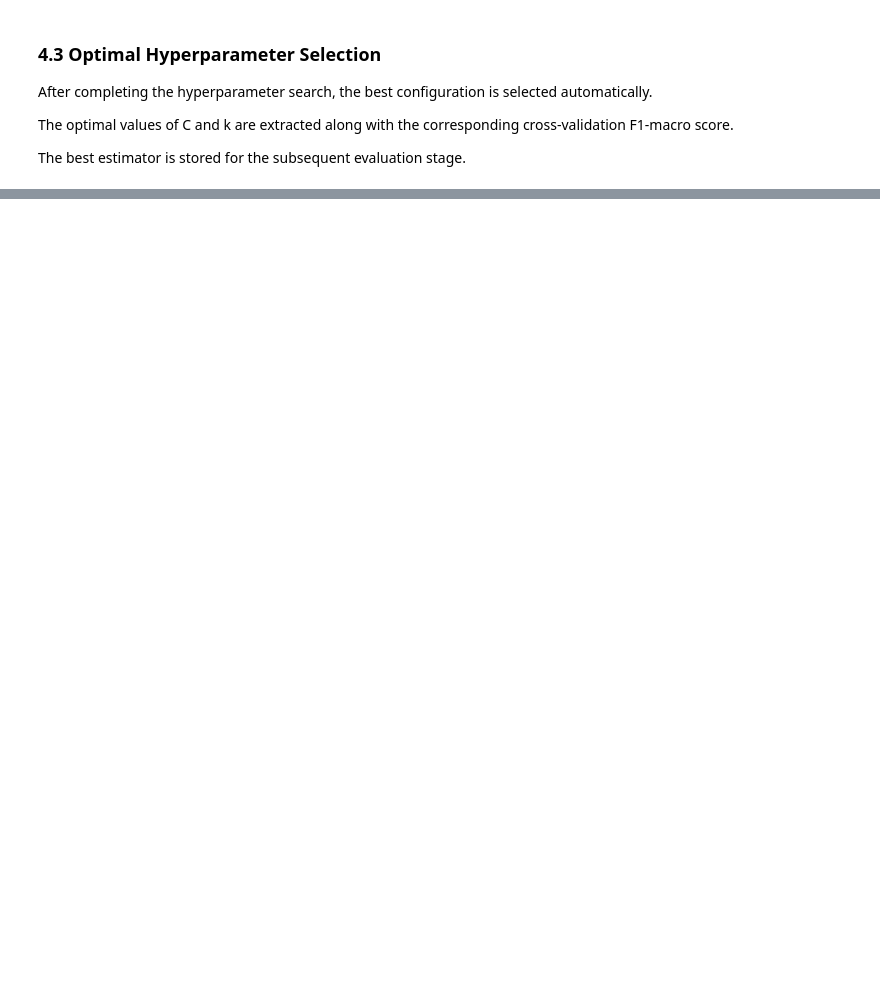
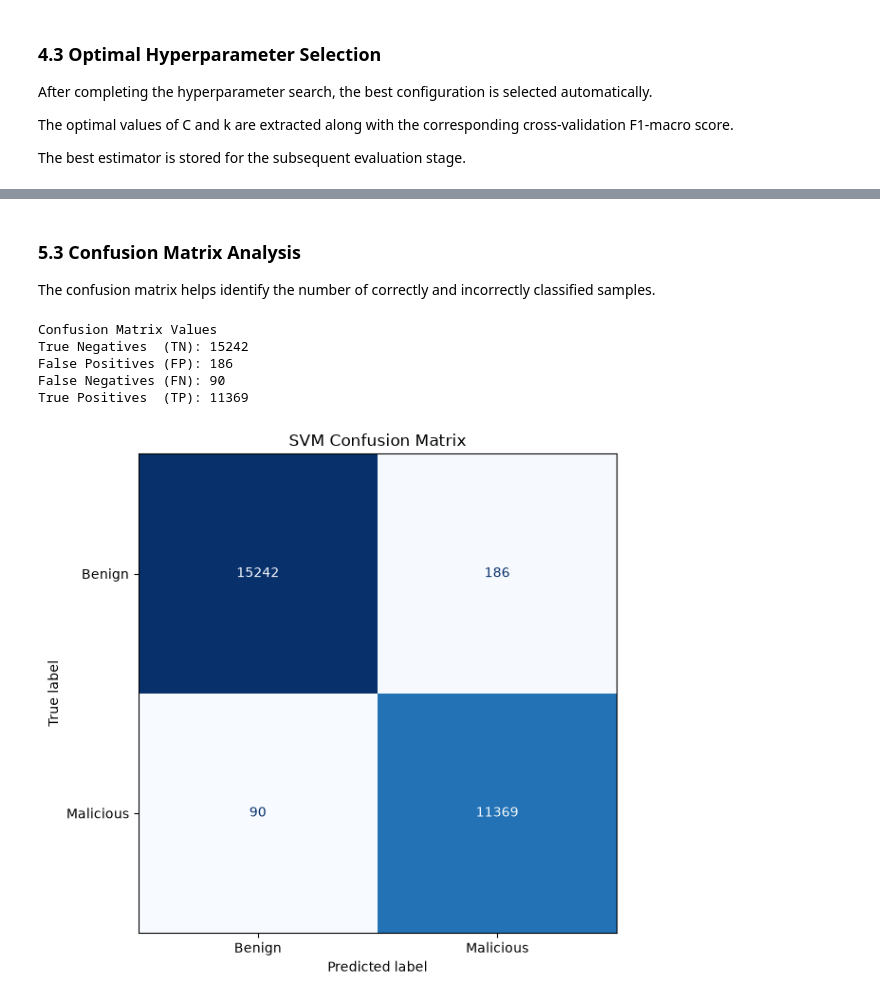
Before and after one commit to zakaria-tairari/adversarial-ml-security-framework, a Jupyter notebook: notebooks/02_baseline_models/02_svm_baseline.ipynb, the cells around one changed output, grey strips where cells are left out. Cells and saved outputs as stored; diff of their text form; code cells hidden in the pictures; blank space fills up the shorter version.

Commit message:
Add SVM model evaluation

```diff
--- a/notebooks/02_baseline_models/02_svm_baseline.ipynb
+++ b/notebooks/02_baseline_models/02_svm_baseline.ipynb
@@ -320,13 +310,12 @@ The optimal values of C and k are extracted along with the corresponding cross-v
 
 The best estimator is stored for the subsequent evaluation stage.
 # %%
-# Retrieve the best model
-best_svm_model = grid_search.best_estimator_
 
-# Display optimal hyperparameters
-print("Best Hyperparameters:")
-print(grid_search.best_params_)
+# Retrieve the trained model
+best_svm_model = svm_pipeline
 
-print("\nBest Cross-Validation F1-Macro:")
-print(f"{grid_search.best_score_:.4f}")
+print("Final model: LinearSVC")
+print("C:", BEST_C)
+print("Features:", X_train.shape[1])
+print("Training time:", round(training_time, 2), "seconds")
 # %% [output]
@@ -337,0 +421,32 @@ Best Cross-Validation F1-Macro:
+# %% [markdown]
+### 5.3 Confusion Matrix Analysis
+
+The confusion matrix helps identify the number of correctly and incorrectly classified samples.
+# %%
+# Calculate and display the confusion matrix
+cm = confusion_matrix(y_test, y_pred, labels=[0, 1])
+
+tn, fp, fn, tp = cm.ravel()
+
+print("Confusion Matrix Values")
+print(f"True Negatives  (TN): {tn}")
+print(f"False Positives (FP): {fp}")
+print(f"False Negatives (FN): {fn}")
+print(f"True Positives  (TP): {tp}")
+
+fig, ax = plt.subplots(figsize=(7, 6))
+disp = ConfusionMatrixDisplay(
+    confusion_matrix=cm,
+    display_labels=["Benign", "Malicious"]
+)
+disp.plot(cmap="Blues", values_format="d", ax=ax, colorbar=False)
+ax.set_title("SVM Confusion Matrix")
+plt.tight_layout()
+plt.show()
+# %% [output]
+Confusion Matrix Values
+True Negatives  (TN): 15242
+False Positives (FP): 186
+False Negatives (FN): 90
+True Positives  (TP): 11369
+[figure, added]
```
Also changed, not shown: parts of 17 cells of this notebook.
